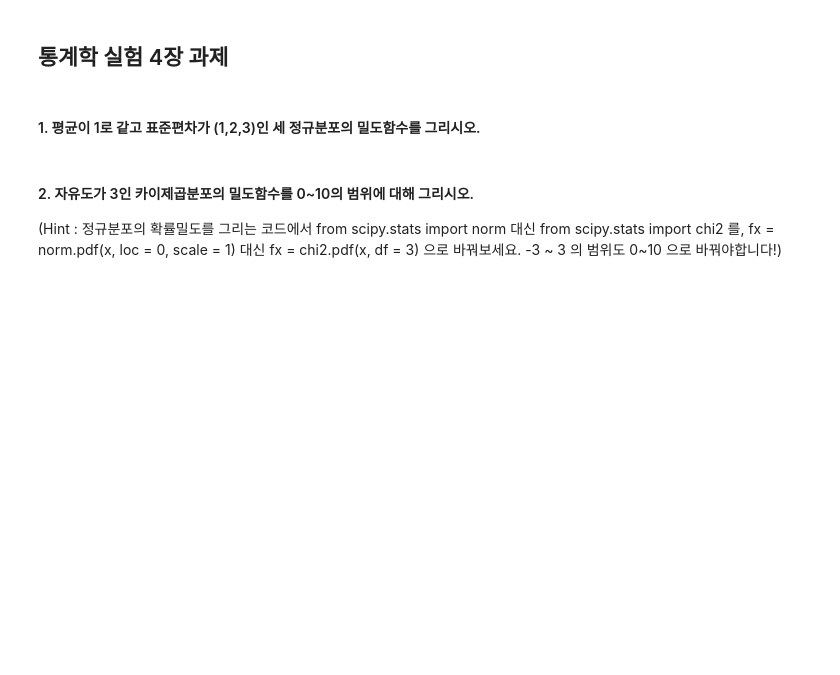
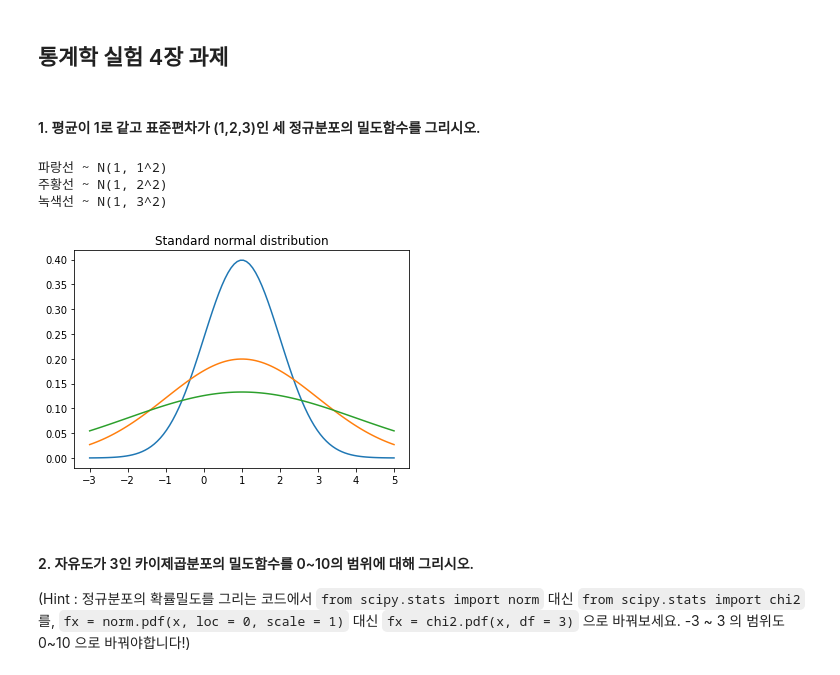
Before and after one commit to simnalamburt/snucse, a Jupyter notebook: 통계학실험/ch04/2013_11392김지현.ipynb, the cells around one changed output. Saved outputs shown, nothing was run; the diff lists cells and outputs as text; code cells hidden in the pictures; blank space fills up the shorter version.

```diff
--- a/통계학실험/ch04/2013_11392김지현.ipynb
+++ b/통계학실험/ch04/2013_11392김지현.ipynb
@@ -2,7 +2,38 @@
 ## 통계학 실험 4장 과제
 # %% [markdown]
 #### 1. 평균이 1로 같고 표준편차가 (1,2,3)인 세 정규분포의 밀도함수를 그리시오.
+# %%
+import numpy as np
+from scipy.stats import norm
+from matplotlib import pyplot as plt
+
+x = np.linspace(-3, 5, 100)
+
+# X1 ~ N(1, 1^2)
+X1 = norm.pdf(x, loc=1, scale=1)
+# X2 ~ N(1, 2^2)
+X2 = norm.pdf(x, loc=1, scale=2)
+# X3 ~ N(1, 3^2)
+X3 = norm.pdf(x, loc=1, scale=3)
+
+print('''
+파랑선 ~ N(1, 1^2)
+주황선 ~ N(1, 2^2)
+녹색선 ~ N(1, 3^2)
+''')
+plt.plot(x, X1)
+plt.plot(x, X2)
+plt.plot(x, X3)
+plt.title('Standard normal distribution')
+plt.show()
+# %% [output]
+파랑선 ~ N(1, 1^2)
+주황선 ~ N(1, 2^2)
+녹색선 ~ N(1, 3^2)
+[figure, added]
 # %% [markdown]
+&nbsp;
+
 #### 2. 자유도가 3인 카이제곱분포의 밀도함수를 0~10의 범위에 대해 그리시오.
-(Hint : 정규분포의 확률밀도를 그리는 코드에서 from scipy.stats import norm 대신 from scipy.stats import chi2 를,
-fx = norm.pdf(x, loc = 0, scale = 1) 대신 fx = chi2.pdf(x, df = 3) 으로 바꿔보세요. -3 ~ 3 의 범위도 0~10 으로 바꿔야합니다!)
+(Hint : 정규분포의 확률밀도를 그리는 코드에서 `from scipy.stats import norm` 대신 `from scipy.stats import chi2` 를,
+`fx = norm.pdf(x, loc = 0, scale = 1)` 대신 `fx = chi2.pdf(x, df = 3)` 으로 바꿔보세요. -3 ~ 3 의 범위도 0~10 으로 바꿔야합니다!)
```
Also changed, not shown: parts of 15 cells of this notebook, 2 other files.
